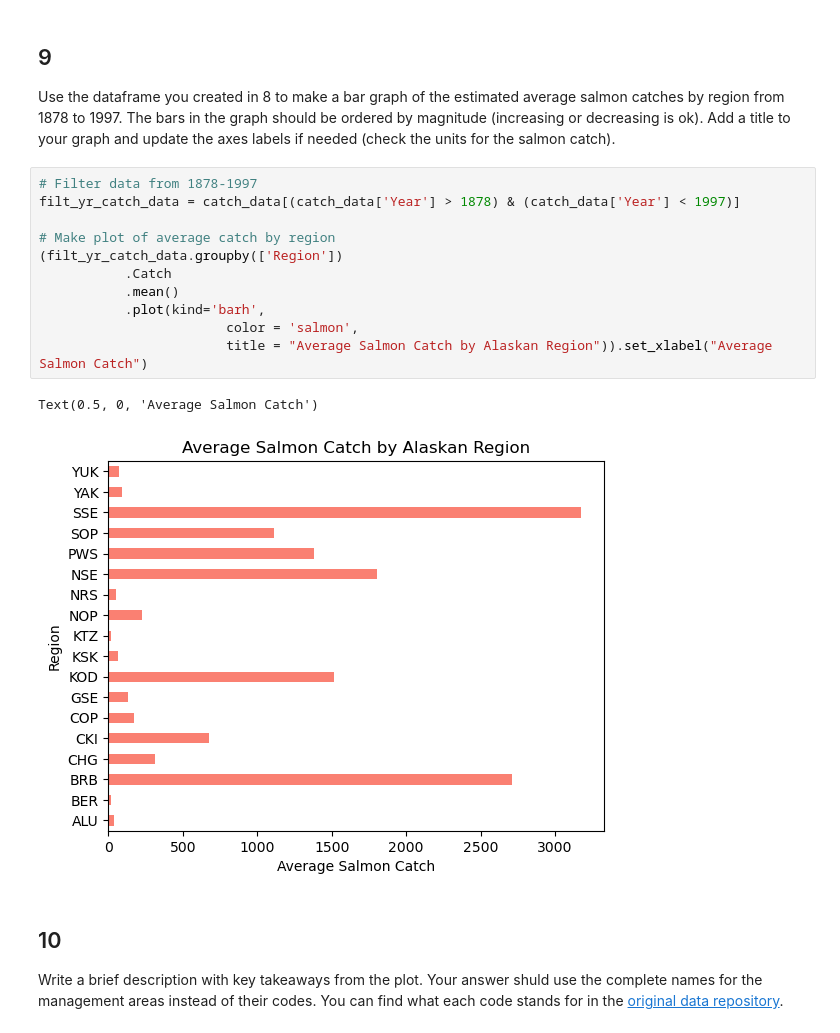
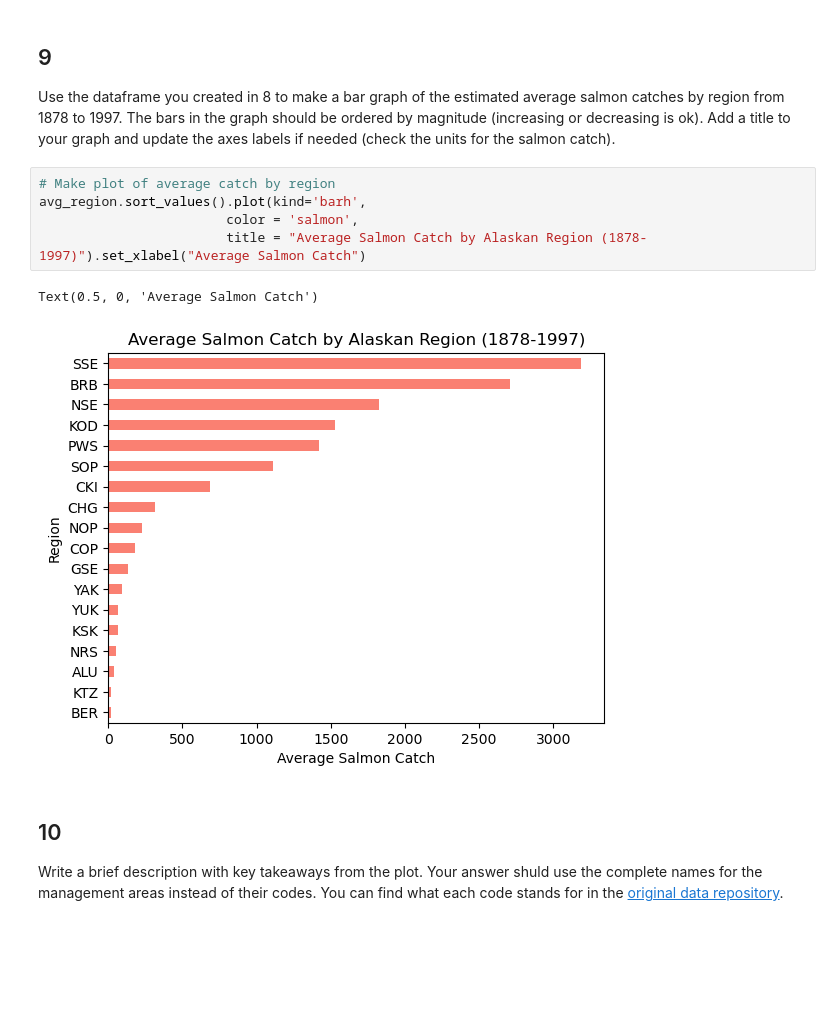
Before and after one commit to mmyiv/eds220-hwk2, a Jupyter notebook: hwk2-task2-salmon.ipynb, the cells around one changed output. Cells and saved outputs as stored; diff of their text form; blank space fills up the shorter version.

```diff
--- a/hwk2-task2-salmon.ipynb
+++ b/hwk2-task2-salmon.ipynb
@@ -300,19 +290,13 @@ Name: Catch, dtype: float64
 
 Use the dataframe you created in 8 to make a bar graph of the estimated average salmon catches by region from 1878 to 1997. The bars in the graph should be ordered by magnitude (increasing or decreasing is ok). Add a title  to your graph and update the axes labels if needed (check the units for the salmon catch).
 # %%
-# Filter data from 1878-1997
-filt_yr_catch_data = catch_data[(catch_data['Year'] > 1878) & (catch_data['Year'] < 1997)]
-
 # Make plot of average catch by region
-(filt_yr_catch_data.groupby(['Region'])
-           .Catch
-           .mean()
-           .plot(kind='barh',
+avg_region.sort_values().plot(kind='barh',
                         color = 'salmon',
-                        title = "Average Salmon Catch by Alaskan Region")).set_xlabel("Average Salmon Catch")
+                        title = "Average Salmon Catch by Alaskan Region (1878-1997)").set_xlabel("Average Salmon Catch")
 # %% [output]
 Text(0.5, 0, 'Average Salmon Catch')
-[figure, old version]
+[figure, new version]
 # %% [markdown]
 <!-- END QUESTION -->
 
```
Also changed, not shown: parts of 3 cells of this notebook.
